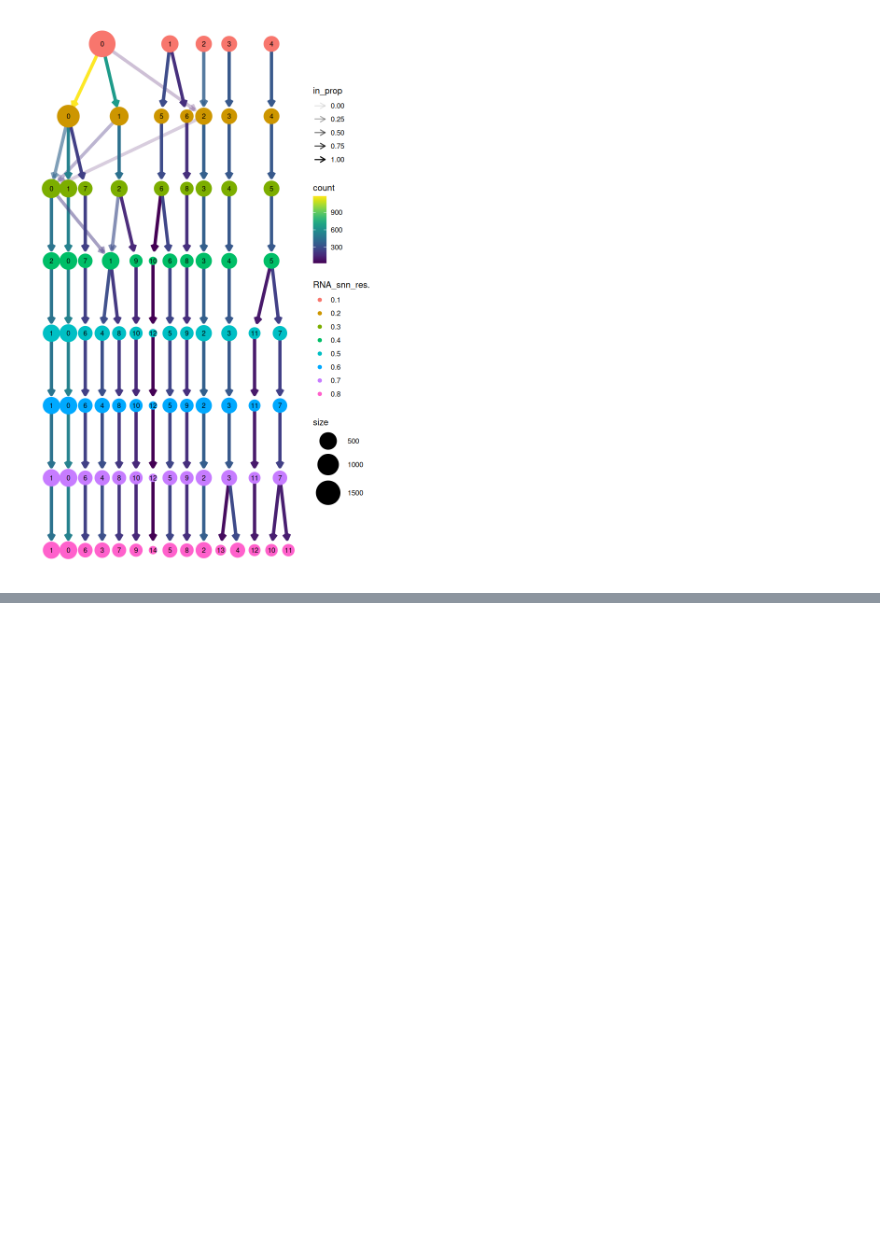
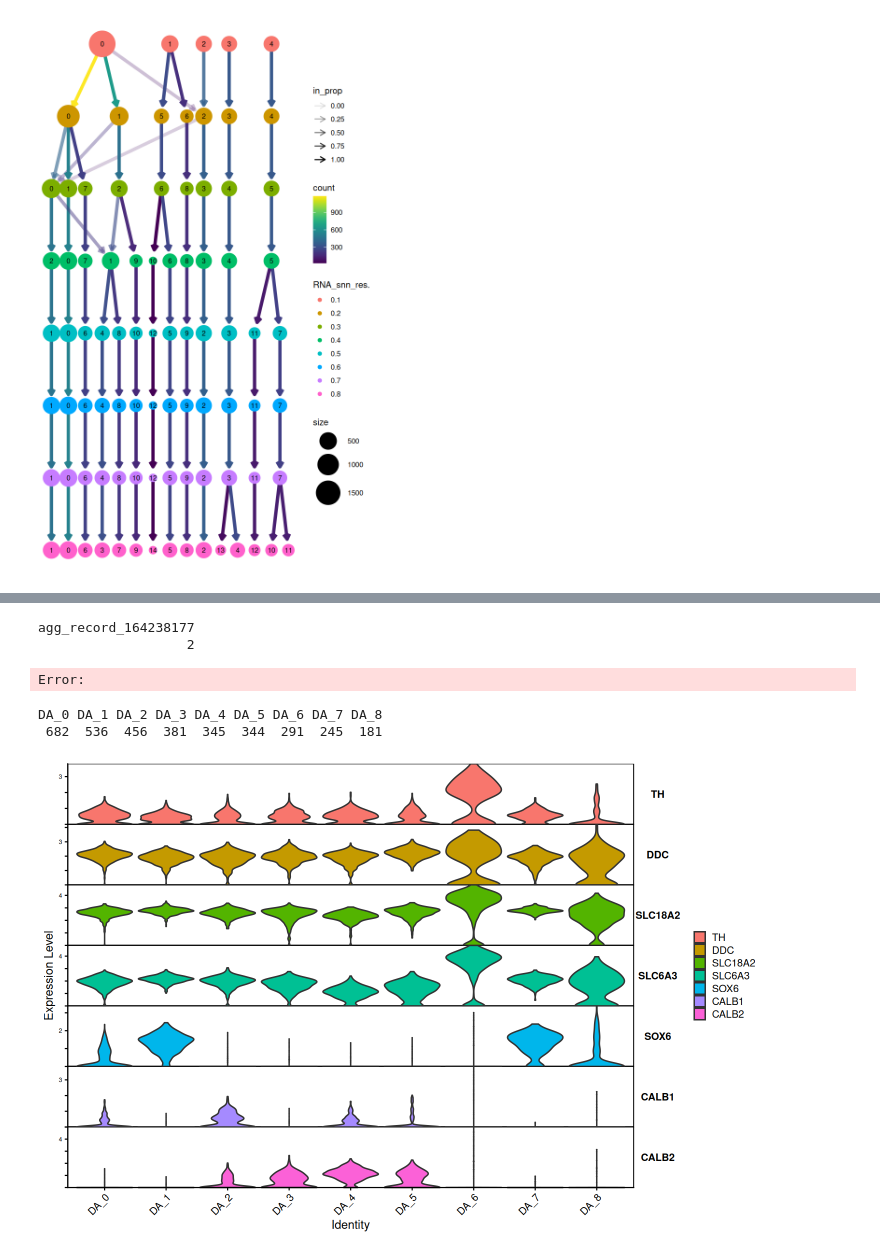
Before and after one commit to qwccccc/Macaque_VTA_snRNA_Script, a Jupyter notebook: Script/2_VTA_DA_cluster.ipynb, the cells around one changed output, grey strips where cells are left out. Cells and saved outputs as stored; diff of their text form; code cells hidden in the pictures; blank space fills up the shorter version.

```diff
--- a/Script/2_VTA_DA_cluster.ipynb
+++ b/Script/2_VTA_DA_cluster.ipynb
@@ -919,0 +1098,73 @@ saveRDS(sub, '/mnt/90-connectome/Personal/CQW/midbrain/datasets/20260831_VTA_DA_
+# %%
+# Keep the original height and the macaque share of the 5:1 layout width.
+macaque_plot_width <- 16 * 5 / 6
+pdf(file = '/mnt/90-connectome/Personal/CQW/midbrain/figure/vln_macaque_allmarkergene_expre_merge.pdf', width = macaque_plot_width, height = 22)
+
+
+# Keep one gene per row, with the original row styling and order.
+p_vln_species <- patchwork::wrap_plots(
+    do.call(c, paired_plots), ncol = 1
+)
+options(repr.plot.width = macaque_plot_width, repr.plot.height = 22)
+print(p_vln_species)
+
+dev.off()
+# %% [output]
+agg_record_164238177
+                   2
+Error:
+# %%
+features_use <- c("TH","DDC", "SLC18A2",'SLC6A3', "SOX6", "CALB1", "CALB2")
+
+# 分组与排序均使用元数据中的 cluster，不依赖当前 Idents
+meta_plot <- sub[[]] |>
+    dplyr::transmute(
+        Class = Class,
+        cluster_raw = as.character(cluster)
+    )
+
+if (anyNA(meta_plot) || any(trimws(meta_plot$cluster_raw) == "")) {
+    stop("Class and cluster must contain valid, non-missing labels.")
+}
+
+cluster_order <- meta_plot |>
+    dplyr::distinct(Class, cluster_raw) |>
+    dplyr::arrange(Class, cluster_raw) |>
+    dplyr::pull(cluster_raw)
+
+if (anyDuplicated(cluster_order)) {
+    stop("Each cluster must belong to exactly one Class.")
+}
+
+# 仅修改绘图副本，保留 merge_2 的身份与元数据
+plot_obj <- sub
+
+plot_obj$cluster_plot <- factor(
+    meta_plot$cluster_raw,
+    levels = cluster_order
+)
+
+Idents(plot_obj) <- "cluster_plot"
+
+table(plot_obj$cluster_plot, useNA = "ifany")
+
+cell_count <- plot_obj[[]] |>
+    dplyr::count(cluster_plot, name = "n")
+
+
+options(repr.plot.width = 12, repr.plot.height = 8)
+p_vln <- VlnPlot(
+    plot_obj,
+    features = features_use,
+    group.by = "cluster_plot",
+    pt.size = 0,
+    stack = TRUE,
+    flip = TRUE,
+    sort = FALSE
+)
+
+print(p_vln)
+# %% [output]
+DA_0 DA_1 DA_2 DA_3 DA_4 DA_5 DA_6 DA_7 DA_8
+ 682  536  456  381  345  344  291  245  181
+[figure, added]
```
Also changed, not shown: parts of 8 cells of this notebook, 10 other files.
